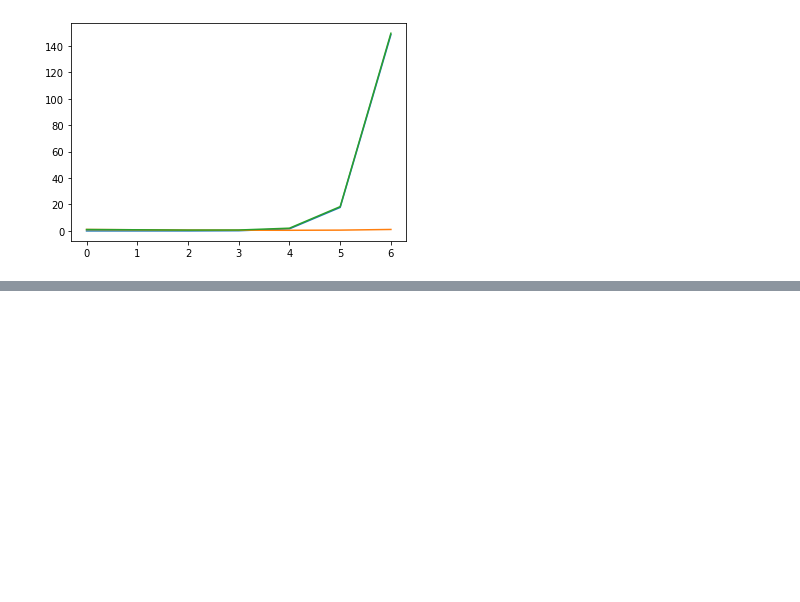
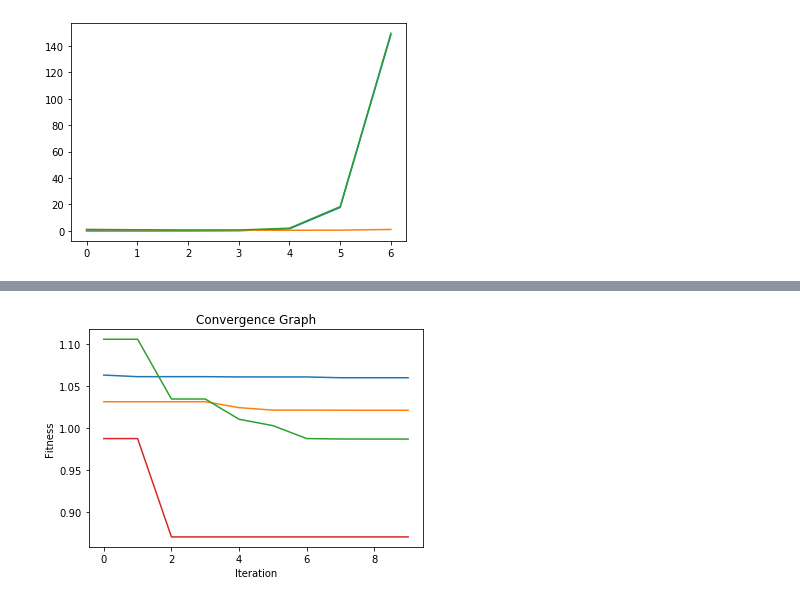
Before and after one commit to kzhitizg/Project_2, a Jupyter notebook: Region_Growing/Segmentation.ipynb, the cells around one changed output, grey strips where cells are left out. Drawn from its saved outputs; the diff is of its cells as text; code cells hidden in the pictures; blank space fills up the shorter version.

```diff
--- a/Region_Growing/Segmentation.ipynb
+++ b/Region_Growing/Segmentation.ipynb
@@ -130,0 +172,22 @@ True
+# %%
+mpa = MPA.load_mpa(r"C:\Users\kshit\Downloads\3_channel_10.log")
+# %%
+ct = mpa.convergence_curve
+# %%
+fig, ax = plt.subplots()
+
+plt.title("Convergence Graph")
+plt.xlabel("Iteration")
+plt.ylabel("Fitness")
+plt.plot(cnt, label="RGB")
+plt.plot(ct, label="RGB+texture")
+plt.plot(lnt, label="LAB")
+plt.plot(lt, label="LAB+texture")
+legend = ax.legend(loc='upper center', shadow=True, fontsize='x-large')
+
+# Put a nicer background color on the legend.
+legend.get_frame().set_facecolor('C0')
+
+plt.show()
+# %% [output]
+[figure, added]
```
Also changed, not shown: parts of 24 cells of this notebook, 10 other files.
